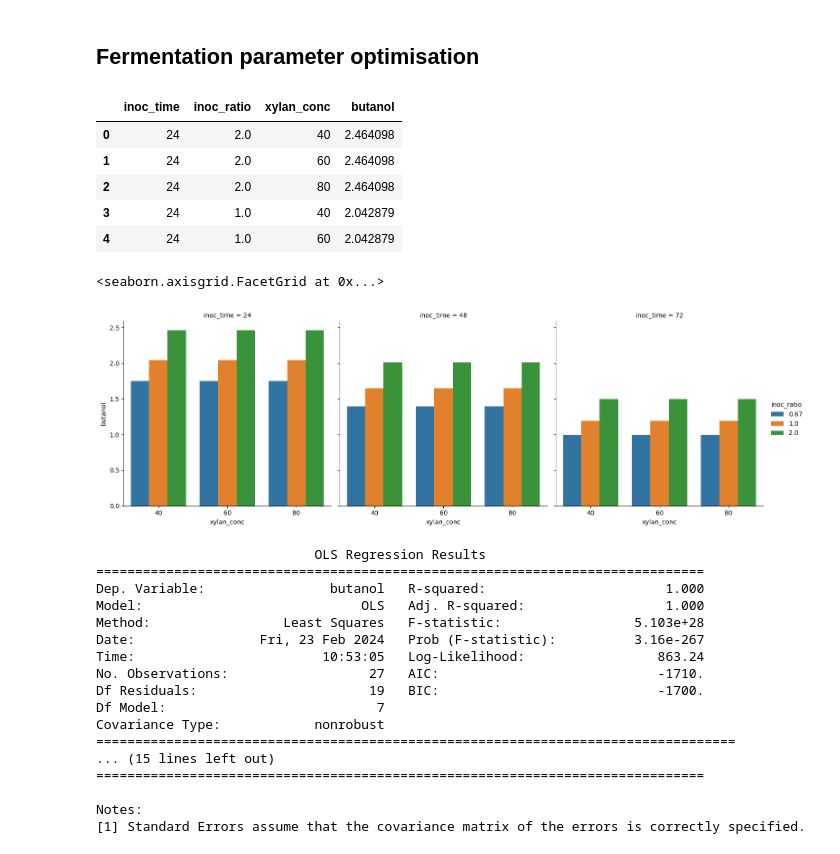
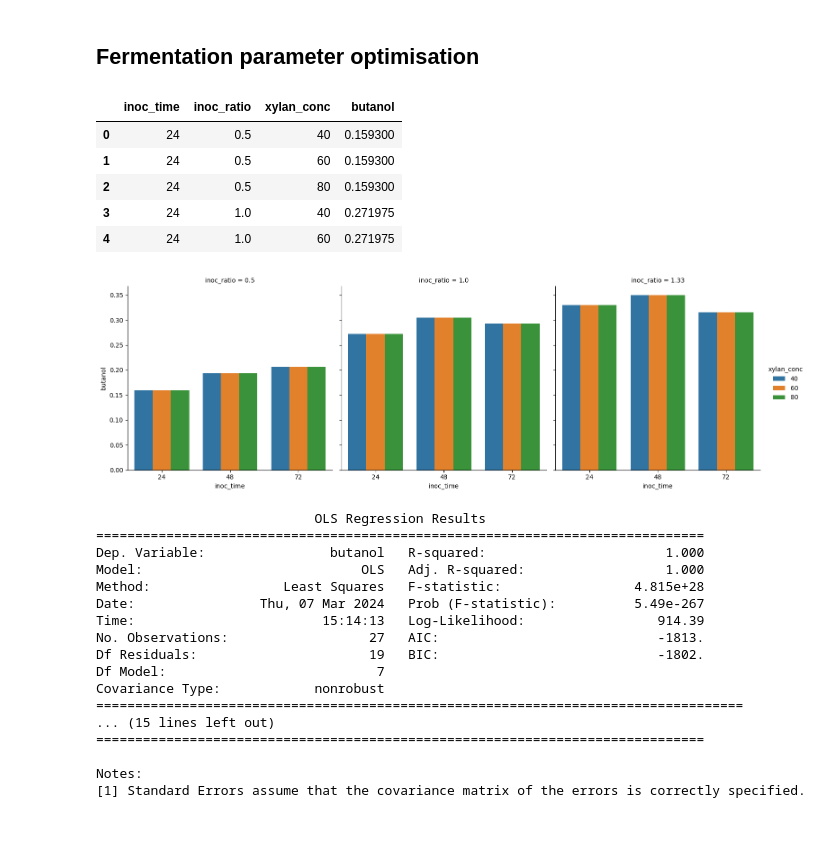
Before and after one commit to andreastallvik/BIOTBT3900, a Jupyter notebook: community_modelling/CBP_butanol/community_sim.ipynb, the cells around one changed output. Cells and saved outputs as stored; diff of their text form; code cells hidden in the pictures.

Commit message:
ferm opt

```diff
--- a/community_modelling/CBP_butanol/community_sim.ipynb
+++ b/community_modelling/CBP_butanol/community_sim.ipynb
@@ -783,24 +783,25 @@ cf.plot_metabolites(metabolites_time_series=met, metabolites=metabolites, inoc_t
 # %%
 import pandas as pd
 
-df = pd.read_csv("grid_search_results/grid_search_result_Feb_22_1516.csv")
+df = pd.read_csv("grid_search_results/grid_search_result_Mar_07_1315.csv")
 # %%
 df.head()
 # %% [output]
 |  | inoc_time | inoc_ratio | xylan_conc | butanol |
-| 0 | 24 | 2.0 | 40 | 2.464098 |
-| 1 | 24 | 2.0 | 60 | 2.464098 |
-| 2 | 24 | 2.0 | 80 | 2.464098 |
-| 3 | 24 | 1.0 | 40 | 2.042879 |
-| 4 | 24 | 1.0 | 60 | 2.042879 |
+| 0 | 24 | 0.5 | 40 | 0.159300 |
+| 1 | 24 | 0.5 | 60 | 0.159300 |
+| 2 | 24 | 0.5 | 80 | 0.159300 |
+| 3 | 24 | 1.0 | 40 | 0.271975 |
+| 4 | 24 | 1.0 | 60 | 0.271975 |
 # %%
 import seaborn as sns
 import matplotlib.pyplot as plt
 
-sns.catplot(x="xylan_conc" , hue="inoc_ratio", col='inoc_time', y="butanol", kind="bar", data=df)
+sns.catplot(x="inoc_time" , hue="xylan_conc" , col='inoc_ratio', y="butanol", kind="bar", data=df)
+
+#plt.savefig("figures/ferm_opt.svg", format="svg")
 # %% [output]
-<seaborn.axisgrid.FacetGrid at 0x...>
-[figure, old version]
+[figure, new version]
 # %%
 import statsmodels.api as sm
 
@@ -821,14 +822,14 @@ print(results.summary())
 ==============================================================================
 Dep. Variable:                butanol   R-squared:                       1.000
 Model:                            OLS   Adj. R-squared:                  1.000
-Method:                 Least Squares   F-statistic:                 5.103e+28
-Date:                Fri, 23 Feb 2024   Prob (F-statistic):          3.16e-267
-Time:                        10:53:05   Log-Likelihood:                 863.24
-No. Observations:                  27   AIC:                            -1710.
-Df Residuals:                      19   BIC:                            -1700.
+Method:                 Least Squares   F-statistic:                 4.815e+28
+Date:                Thu, 07 Mar 2024   Prob (F-statistic):          5.49e-267
+Time:                        15:14:13   Log-Likelihood:                 914.39
+No. Observations:                  27   AIC:                            -1813.
+Df Residuals:                      19   BIC:                            -1802.
 Df Model:                           7
 Covariance Type:            nonrobust
-==================================================================================
+===================================================================================
 ... (15 lines left out)
 ==============================================================================
 
```
